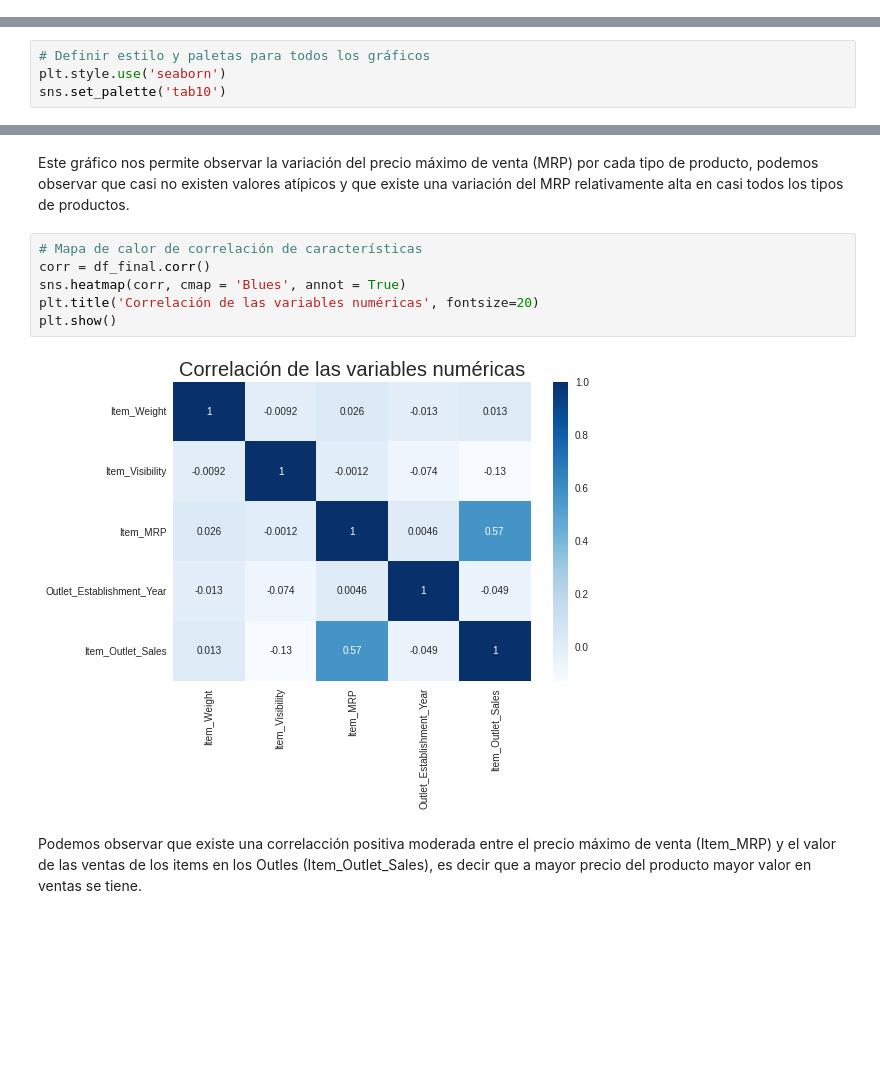
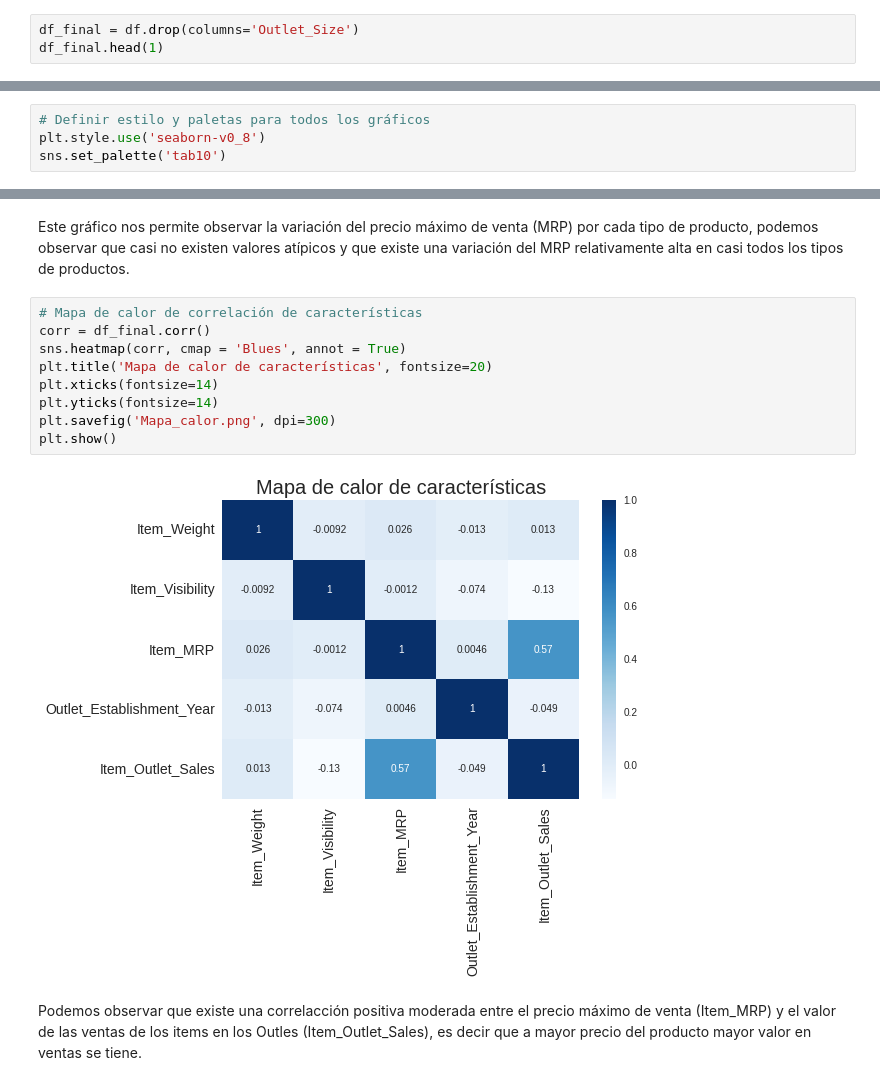
Before and after one commit to carlosegn/proyecciones-ventas-alimenticias, a Jupyter notebook: Proyeccion_ventas_alimenticias.ipynb, the cells around one changed output, grey strips where cells are left out. Cells and saved outputs as stored; diff of their text form; blank space fills up the shorter version.

```diff
--- a/Proyeccion_ventas_alimenticias.ipynb
+++ b/Proyeccion_ventas_alimenticias.ipynb
@@ -176,0 +99,3 @@ dtype: int64
+# %%
+df_final = df.drop(columns='Outlet_Size')
+df_final.head(1)
@@ -421,7 +345,7 @@ import matplotlib.pyplot as plt
 import seaborn as sns
 # %%
 # Definir estilo y paletas para todos los gráficos
-plt.style.use('seaborn')
+plt.style.use('seaborn-v0_8')
 sns.set_palette('tab10')
 # %%
 # Total de ventas de items por supermercado
@@ -553,10 +490,13 @@ Este gráfico nos permite observar la variación del precio máximo de venta (MR
 # %%
 # Mapa de calor de correlación de características
 corr = df_final.corr()
 sns.heatmap(corr, cmap = 'Blues', annot = True)
-plt.title('Correlación de las variables numéricas', fontsize=20)
+plt.title('Mapa de calor de características', fontsize=20)
+plt.xticks(fontsize=14)
+plt.yticks(fontsize=14)
+plt.savefig('Mapa_calor.png', dpi=300)
 plt.show()
 # %% [output]
-[figure, old version]
+[figure, new version]
 # %% [markdown]
 Podemos observar que existe una correlacción positiva moderada entre el precio máximo de venta (Item_MRP) y el valor de las ventas de los items en los Outles (Item_Outlet_Sales), es decir que a mayor precio del producto mayor valor en ventas se tiene.
```
Also changed, not shown: parts of 22 cells of this notebook.
